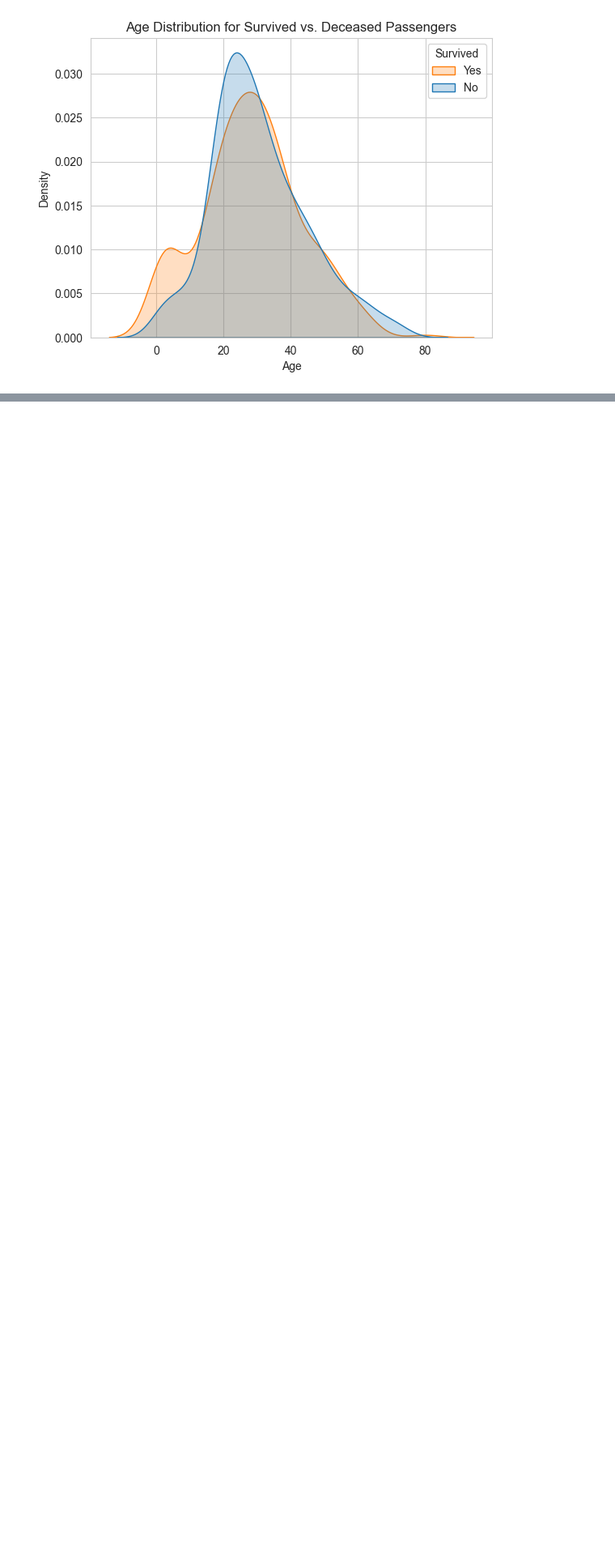
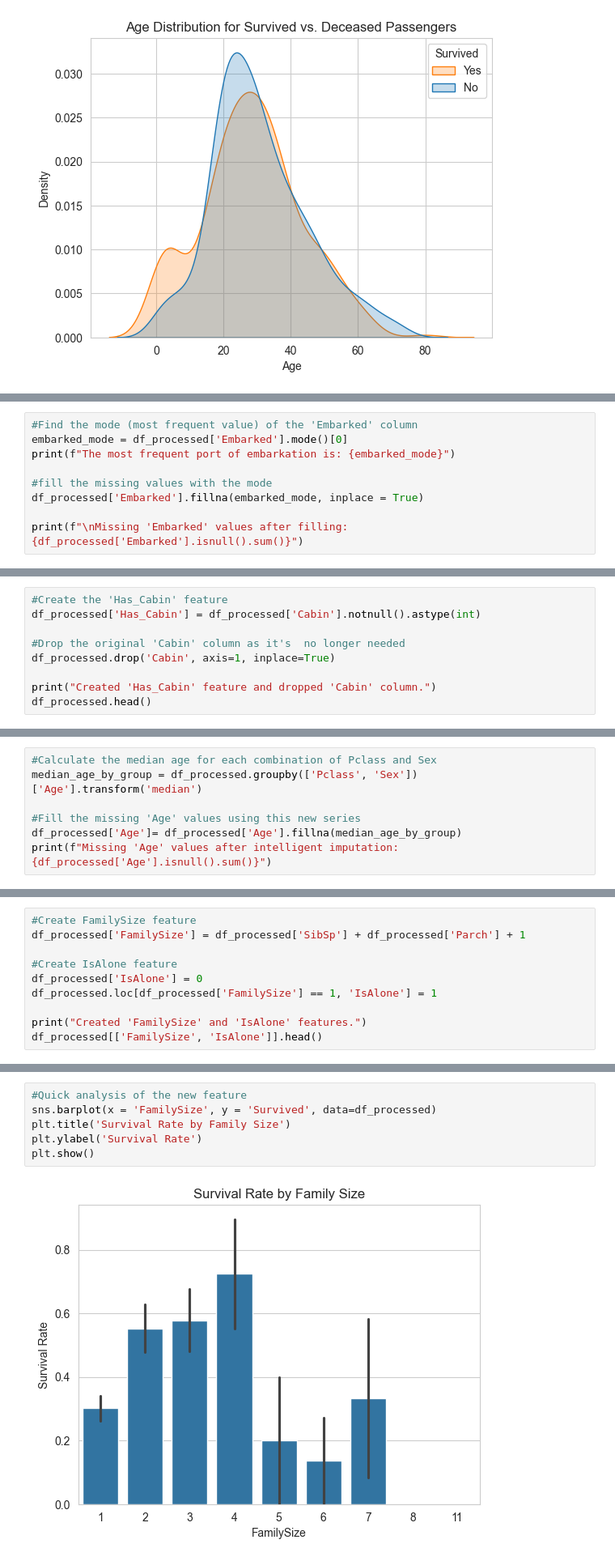
Before and after one commit to KerimGurbaz/titanic-survival-prediction, a Jupyter notebook: notebooks/titanic_analysis.ipynb, the cells around one changed output, grey strips where cells are left out. Shown: that part at 81% size. Drawn from its saved outputs; the diff is of its cells as text; blank space fills up the shorter version.

Commit message:
feat: Complete data cleaning, feature engineering, and initial model training

```diff
--- a/notebooks/titanic_analysis.ipynb
+++ b/notebooks/titanic_analysis.ipynb
@@ -174,0 +197,9 @@ plt.show()
+# %%
+#Find the mode (most frequent value) of the 'Embarked' column
+embarked_mode = df_processed['Embarked'].mode()[0]
+print(f"The most frequent port of embarkation is: {embarked_mode}")
+
+#fill the missing values with the mode
+df_processed['Embarked'].fillna(embarked_mode, inplace = True)
+
+print(f"\nMissing 'Embarked' values after filling:{df_processed['Embarked'].isnull().sum()}")
@@ -174,0 +216,9 @@ plt.show()
+# %%
+#Create the 'Has_Cabin' feature
+df_processed['Has_Cabin'] = df_processed['Cabin'].notnull().astype(int)
+
+#Drop the original 'Cabin' column as it's  no longer needed
+df_processed.drop('Cabin', axis=1, inplace=True)
+
+print("Created 'Has_Cabin' feature and dropped 'Cabin' column.")
+df_processed.head()
@@ -174,0 +242,7 @@ plt.show()
+# %%
+#Calculate the median age for each combination of Pclass and Sex
+median_age_by_group = df_processed.groupby(['Pclass', 'Sex'])['Age'].transform('median')
+
+#Fill the missing 'Age' values using this new series
+df_processed['Age']= df_processed['Age'].fillna(median_age_by_group)
+print(f"Missing 'Age' values after intelligent imputation: {df_processed['Age'].isnull().sum()}")
@@ -174,0 +270,10 @@ plt.show()
+# %%
+#Create FamilySize feature
+df_processed['FamilySize'] = df_processed['SibSp'] + df_processed['Parch'] + 1
+
+#Create IsAlone feature
+df_processed['IsAlone'] = 0
+df_processed.loc[df_processed['FamilySize'] == 1, 'IsAlone'] = 1
+
+print("Created 'FamilySize' and 'IsAlone' features.")
+df_processed[['FamilySize', 'IsAlone']].head()
@@ -174,0 +288,8 @@ plt.show()
+# %%
+#Quick analysis of the new feature
+sns.barplot(x = 'FamilySize', y = 'Survived', data=df_processed)
+plt.title('Survival Rate by Family Size')
+plt.ylabel('Survival Rate')
+plt.show()
+# %% [output]
+[figure, added]
```
Also changed, not shown: parts of 15 cells of this notebook.
